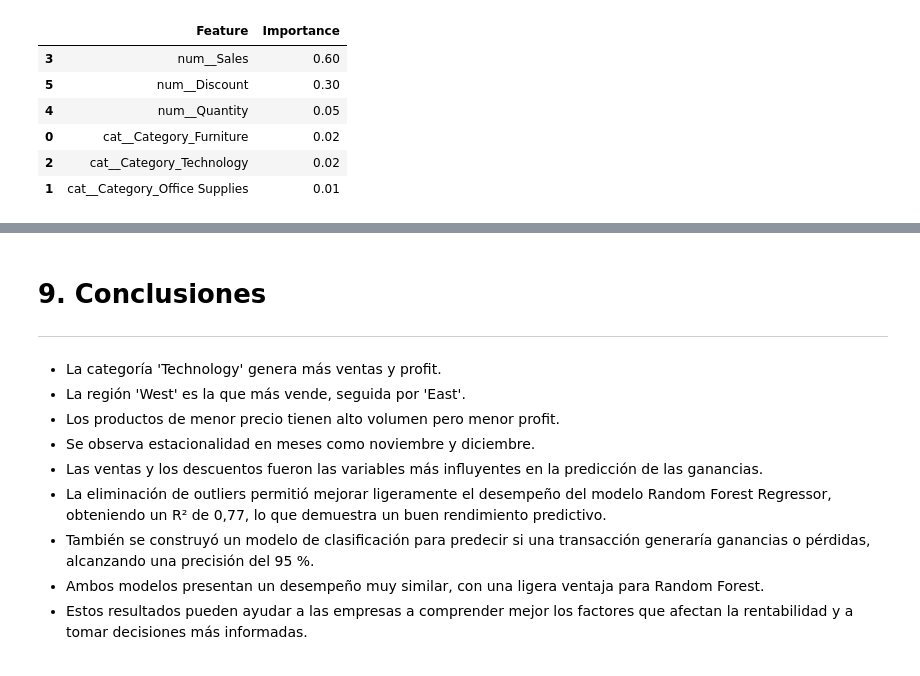
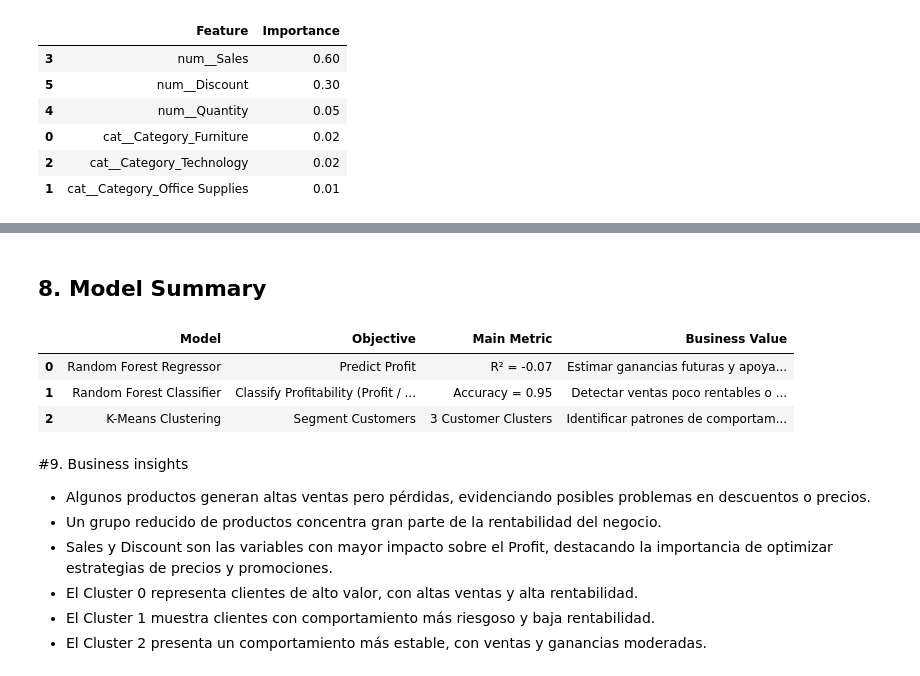
Before and after one commit to Brigiuli/Retail-Sales-Analysis-Profit-Prediction-and-Product-Segmentation, a Jupyter notebook: Retail_Sales_Analysis.ipynb, the cells around one changed output, grey strips where cells are left out. Saved outputs shown, nothing was run; the diff lists cells and outputs as text; code cells hidden in the pictures.

```diff
--- a/Retail_Sales_Analysis.ipynb
+++ b/Retail_Sales_Analysis.ipynb
@@ -720,12 +676,46 @@ display(importance_df)
-# %% [markdown]
-# 9. Conclusiones
----
-- La categoría 'Technology' genera más ventas y profit.
-- La región 'West' es la que más vende, seguida por 'East'.
-- Los productos de menor precio tienen alto volumen pero menor profit.
-- Se observa estacionalidad en meses como noviembre y diciembre.
-- Las ventas y los descuentos fueron las variables más influyentes en la predicción de las ganancias.
-- La eliminación de outliers permitió mejorar ligeramente el desempeño del modelo Random Forest Regressor, obteniendo un R² de 0,77, lo que demuestra un buen rendimiento predictivo.
-- También se construyó un modelo de clasificación para predecir si una transacción generaría ganancias o pérdidas, alcanzando una precisión del 95 %.
-- Ambos modelos presentan un desempeño muy similar, con una ligera ventaja para Random Forest.
-- Estos resultados pueden ayudar a las empresas a comprender mejor los factores que afectan la rentabilidad y a tomar decisiones más informadas.
+# %% [markdown]
+## 8. Model Summary
+# %%
+# Resumen de modelos utilizados
+
+model_summary = pd.DataFrame({
+    'Model': [
+        'Random Forest Regressor',
+        'Random Forest Classifier',
+        'K-Means Clustering'
+    ],
+
+    'Objective': [
+        'Predict Profit',
+        'Classify Profitability (Profit / Loss)',
+        'Segment Customers'
+    ],
+
+    'Main Metric': [
+        f'R² = {r2:.2f}',
+        f'Accuracy = {accuracy:.2f}',
+        '3 Customer Clusters'
+    ],
+
+    'Business Value': [
+          'Estimar ganancias futuras y apoyar decisiones de precios',
+        'Detectar ventas poco rentables o riesgosas',
+        'Identificar patrones de comportamiento de clientes'
+    ]
+})
+
+display(model_summary)
+# %% [output]
+|  | Model | Objective | Main Metric | Business Value |
+| 0 | Random Forest Regressor | Predict Profit | R² = -0.07 | Estimar ganancias futuras y apoya... |
+| 1 | Random Forest Classifier | Classify Profitability (Profit / ... | Accuracy = 0.95 | Detectar ventas poco rentables o ... |
+| 2 | K-Means Clustering | Segment Customers | 3 Customer Clusters | Identificar patrones de comportam... |
+# %% [markdown]
+#9. Business insights
+
+- Algunos productos generan altas ventas pero pérdidas, evidenciando posibles problemas en descuentos o precios.
+- Un grupo reducido de productos concentra gran parte de la rentabilidad del negocio.
+- Sales y Discount son las variables con mayor impacto sobre el Profit, destacando la importancia de optimizar estrategias de precios y promociones.
+- El Cluster 0 representa clientes de alto valor, con altas ventas y alta rentabilidad.
+- El Cluster 1 muestra clientes con comportamiento más riesgoso y baja rentabilidad.
+- El Cluster 2 presenta un comportamiento más estable, con ventas y ganancias moderadas.
```
Also changed, not shown: parts of 18 cells of this notebook.
